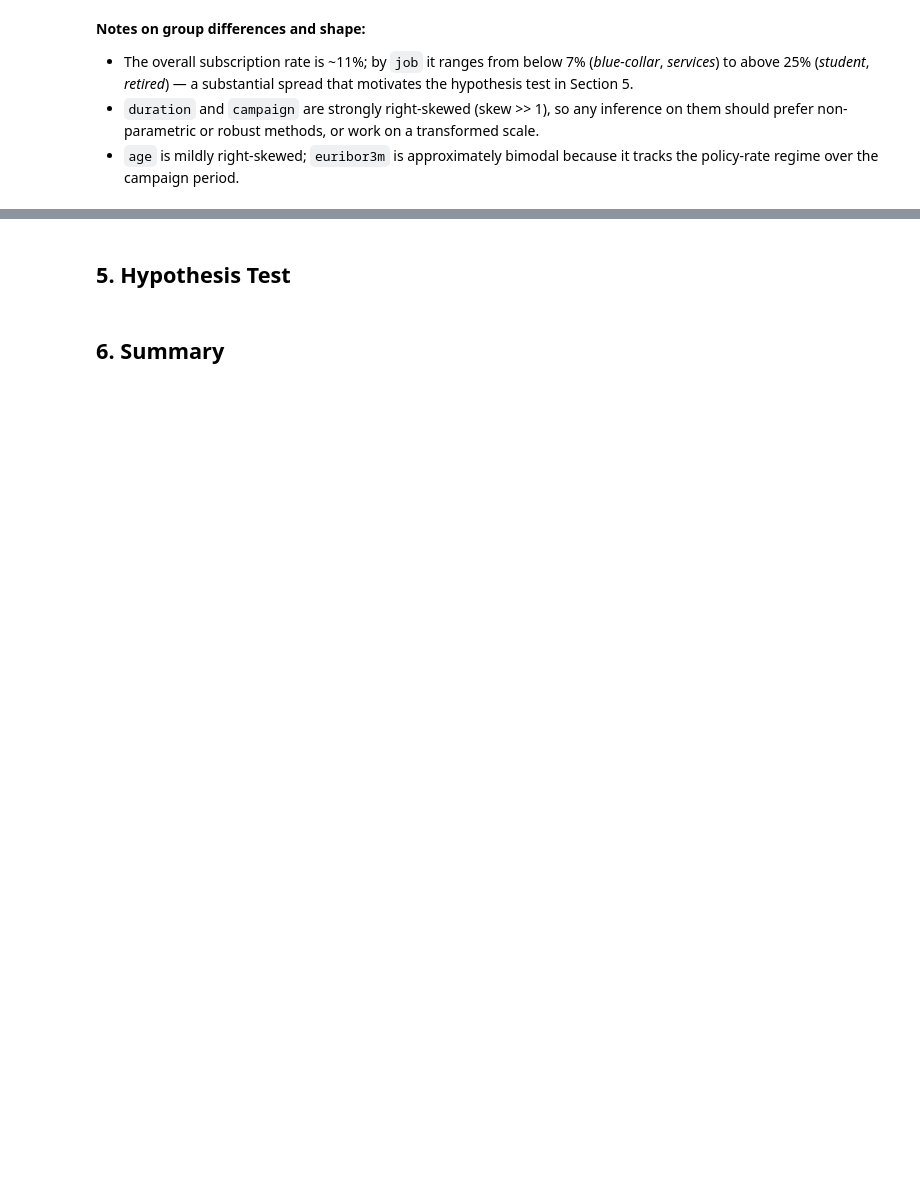
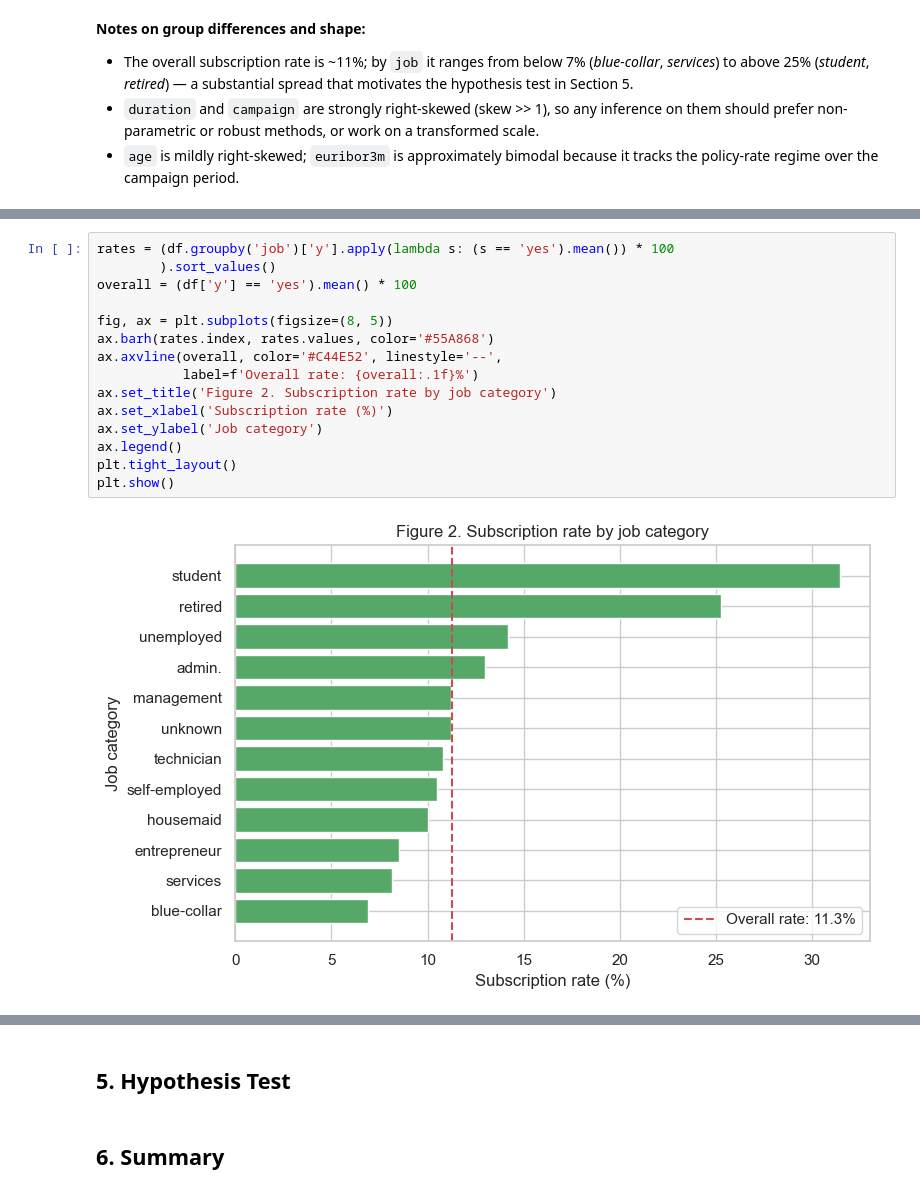
Before and after one commit to udacity-project-sidhu/Statistical-Analysis, a Jupyter notebook: analysis.ipynb, the cells around one changed output, grey strips where cells are left out. Saved outputs shown, nothing was run; the diff lists cells and outputs as text; blank space fills up the shorter version.

```diff
--- a/analysis.ipynb
+++ b/analysis.ipynb
@@ -158,0 +222,17 @@ print(df[key_numeric].skew().round(2))
+# %%
+rates = (df.groupby('job')['y'].apply(lambda s: (s == 'yes').mean()) * 100
+        ).sort_values()
+overall = (df['y'] == 'yes').mean() * 100
+
+fig, ax = plt.subplots(figsize=(8, 5))
+ax.barh(rates.index, rates.values, color='#55A868')
+ax.axvline(overall, color='#C44E52', linestyle='--',
+           label=f'Overall rate: {overall:.1f}%')
+ax.set_title('Figure 2. Subscription rate by job category')
+ax.set_xlabel('Subscription rate (%)')
+ax.set_ylabel('Job category')
+ax.legend()
+plt.tight_layout()
+plt.show()
+# %% [output]
+[figure, added]
```
Also changed, not shown: parts of 8 cells of this notebook.
